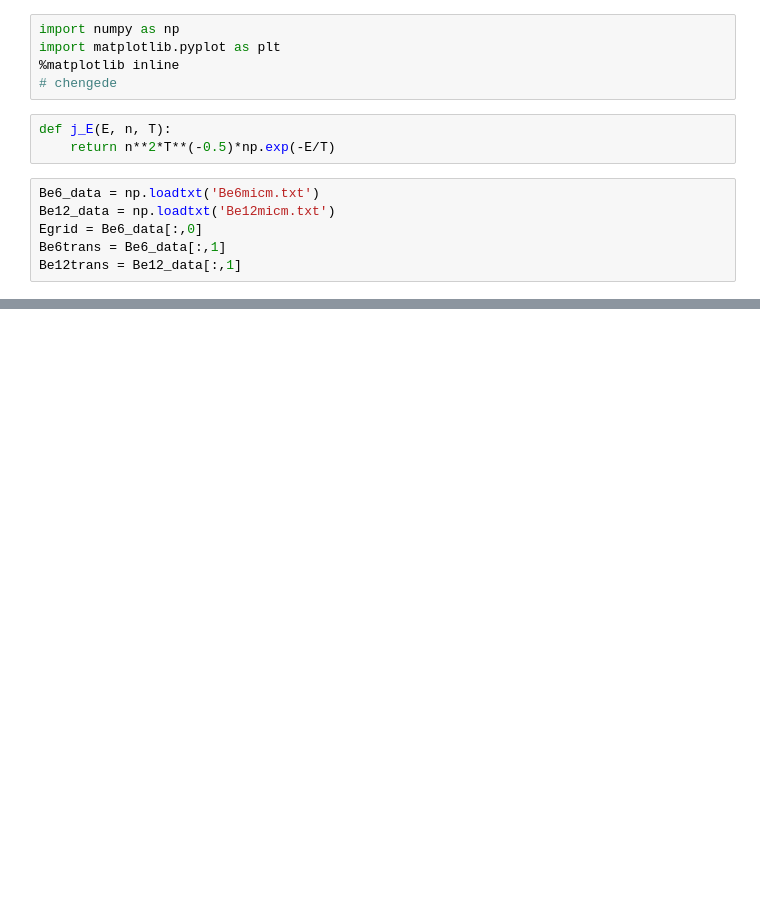
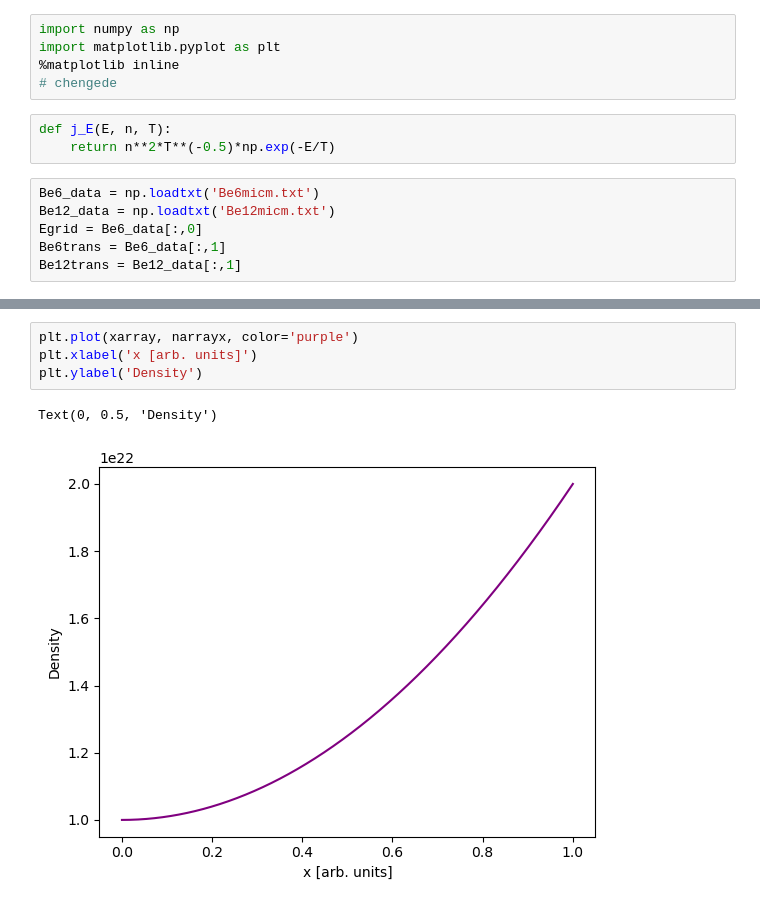
Before and after one commit to vandelij/plasma_diagnostic_hw, a Jupyter notebook: HW3.ipynb, the cells around one changed output, grey strips where cells are left out. Drawn from its saved outputs; the diff is of its cells as text; blank space fills up the shorter version.

```diff
--- a/HW3.ipynb
+++ b/HW3.ipynb
@@ -89,0 +111,7 @@ Text(0, 0.5, 'log Ratio R = N12/N6')
+# %%
+plt.plot(xarray, narrayx, color='purple')
+plt.xlabel('x [arb. units]')
+plt.ylabel('Density')
+# %% [output]
+Text(0, 0.5, 'Density')
+[figure, added]
```
Also changed, not shown: parts of 6 cells of this notebook.
